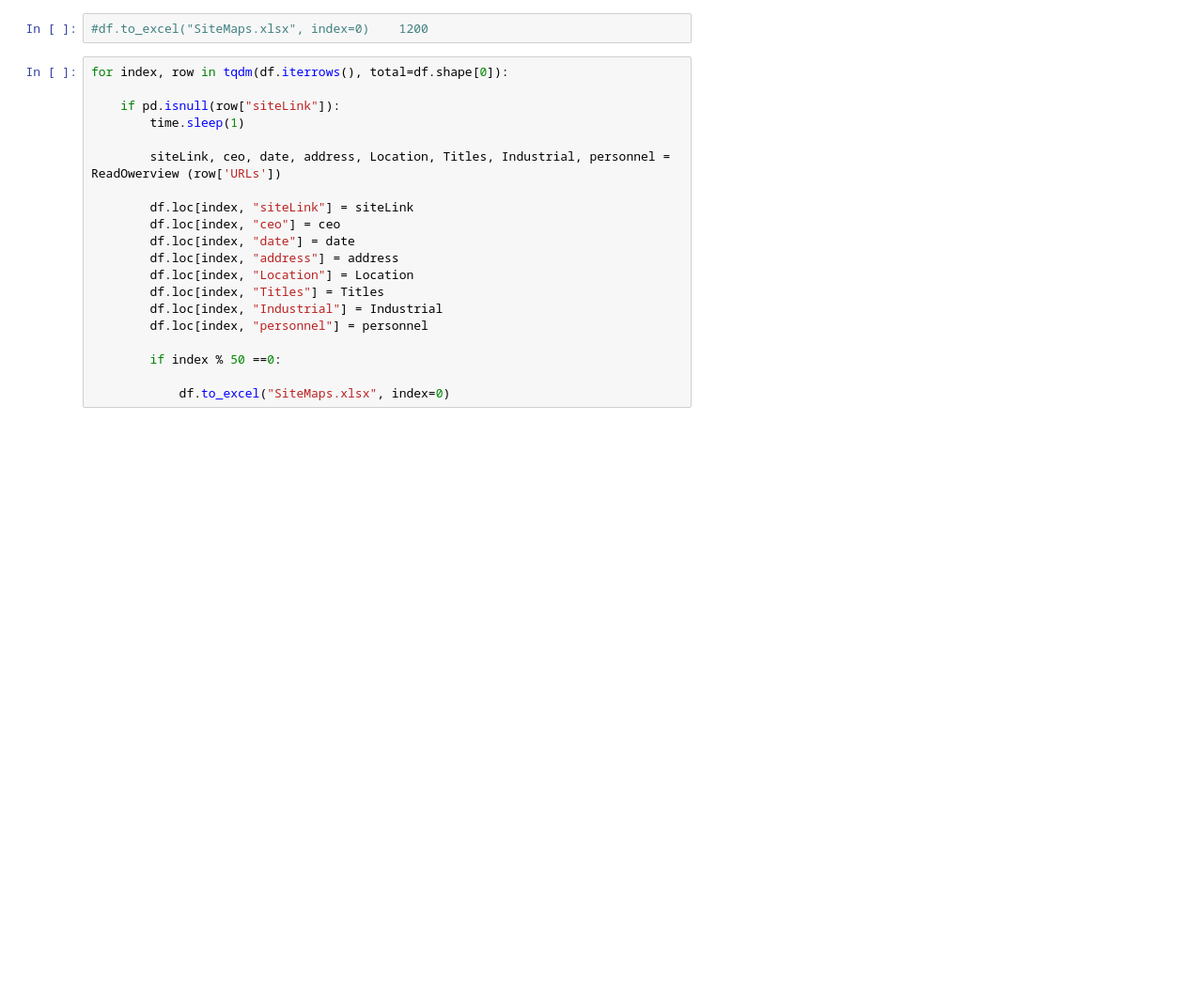
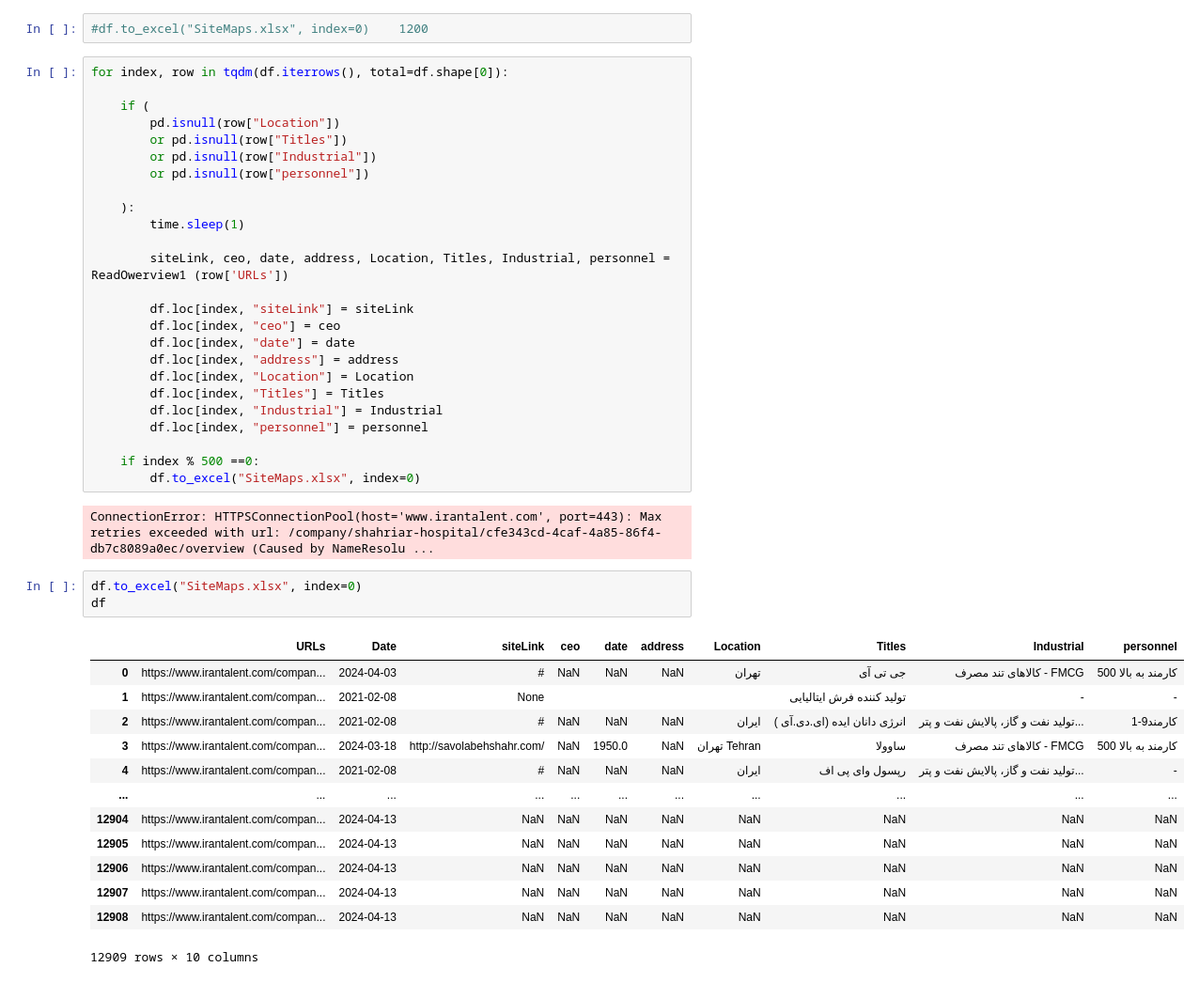
Before and after one commit to ehsanre1376/Web-Crawler, a Jupyter notebook: IranTalent/ReadOwerview.ipynb, the cells around one changed output. Shown at 94% size. Saved outputs shown, nothing was run; the diff lists cells and outputs as text; blank space fills up the shorter version.

```diff
--- a/IranTalent/ReadOwerview.ipynb
+++ b/IranTalent/ReadOwerview.ipynb
@@ -107,10 +199,16 @@ def ReadOwerview(url):
 # %%
 for index, row in tqdm(df.iterrows(), total=df.shape[0]):
 
-    if pd.isnull(row["siteLink"]):
+    if (
+        pd.isnull(row["Location"])
+        or pd.isnull(row["Titles"])
+        or pd.isnull(row["Industrial"])
+        or pd.isnull(row["personnel"])
+
+    ):
         time.sleep(1)
 
-        siteLink, ceo, date, address, Location, Titles, Industrial, personnel = ReadOwerview (row['URLs'])
+        siteLink, ceo, date, address, Location, Titles, Industrial, personnel = ReadOwerview1 (row['URLs'])
 
         df.loc[index, "siteLink"] = siteLink
         df.loc[index, "ceo"] = ceo
@@ -121,9 +219,27 @@ for index, row in tqdm(df.iterrows(), total=df.shape[0]):
         df.loc[index, "Industrial"] = Industrial
         df.loc[index, "personnel"] = personnel
 
-        if index % 50 ==0:
-
-            df.to_excel("SiteMaps.xlsx", index=0)
+    if index % 500 ==0:
+        df.to_excel("SiteMaps.xlsx", index=0)
+# %% [output]
+ConnectionError: HTTPSConnectionPool(host='www.irantalent.com', port=443): Max retries exceeded with url: /company/shahriar-hospital/cfe343cd-4caf-4a85-86f4-db7c8089a0ec/overview (Caused by NameResolu ...
+# %%
+df.to_excel("SiteMaps.xlsx", index=0)
+df
+# %% [output]
+|  | URLs | Date | siteLink | ceo | date | address | Location | Titles | Industrial | personnel |
+| 0 | https://www.irantalent.com/compan... | 2024-04-03 | # | NaN | NaN | NaN | تهران | جی تی آی | کالاهای تند مصرف - FMCG | 500 کارمند به بالا |
+| 1 | https://www.irantalent.com/compan... | 2021-02-08 | None |  |  |  |  | تولید کننده فرش ایتالیایی | - | - |
+| 2 | https://www.irantalent.com/compan... | 2021-02-08 | # | NaN | NaN | NaN | ایران | انرژی دانان ایده (ای.دی.آی ) | تولید نفت و گاز، پالایش نفت و پتر... | 1-9کارمند |
+| 3 | https://www.irantalent.com/compan... | 2024-03-18 | http://savolabehshahr.com/ | NaN | 1950.0 | NaN | تهران Tehran | ساوولا | کالاهای تند مصرف - FMCG | 500 کارمند به بالا |
+| 4 | https://www.irantalent.com/compan... | 2021-02-08 | # | NaN | NaN | NaN | ایران | رپسول وای پی اف | تولید نفت و گاز، پالایش نفت و پتر... | - |
+| ... | ... | ... | ... | ... | ... | ... | ... | ... | ... | ... |
+| 12904 | https://www.irantalent.com/compan... | 2024-04-13 | NaN | NaN | NaN | NaN | NaN | NaN | NaN | NaN |
+| 12905 | https://www.irantalent.com/compan... | 2024-04-13 | NaN | NaN | NaN | NaN | NaN | NaN | NaN | NaN |
+| 12906 | https://www.irantalent.com/compan... | 2024-04-13 | NaN | NaN | NaN | NaN | NaN | NaN | NaN | NaN |
+| 12907 | https://www.irantalent.com/compan... | 2024-04-13 | NaN | NaN | NaN | NaN | NaN | NaN | NaN | NaN |
+| 12908 | https://www.irantalent.com/compan... | 2024-04-13 | NaN | NaN | NaN | NaN | NaN | NaN | NaN | NaN |
+12909 rows × 10 columns
 # %%
 while True:
     try:
```
Also changed, not shown: parts of 3 cells of this notebook, 1 other file.
